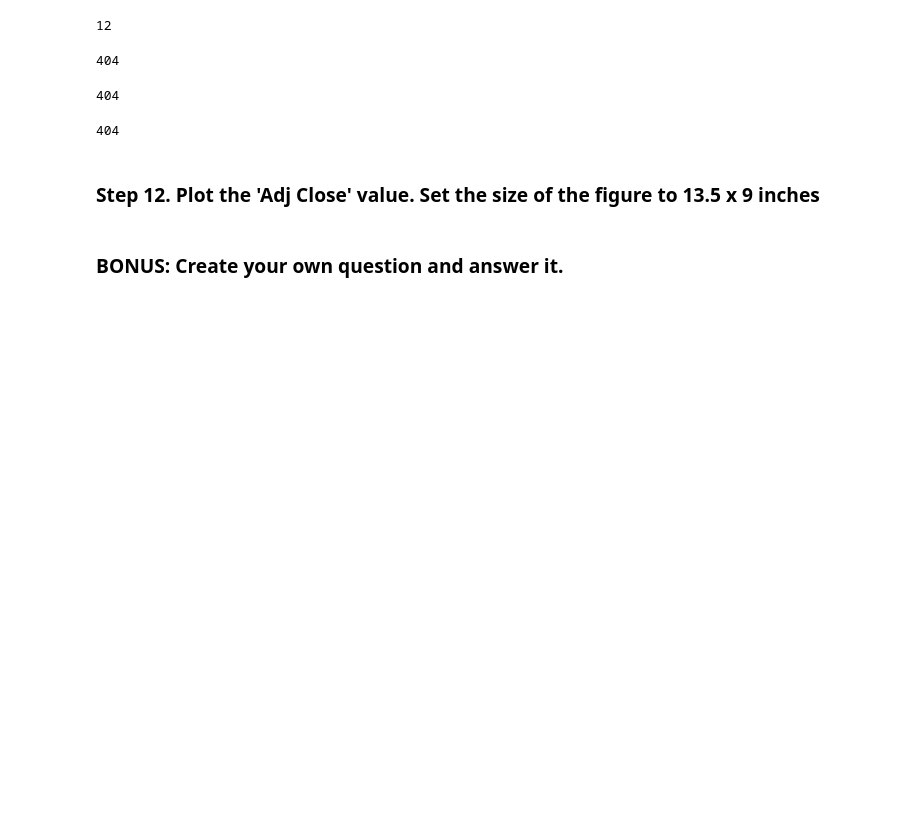
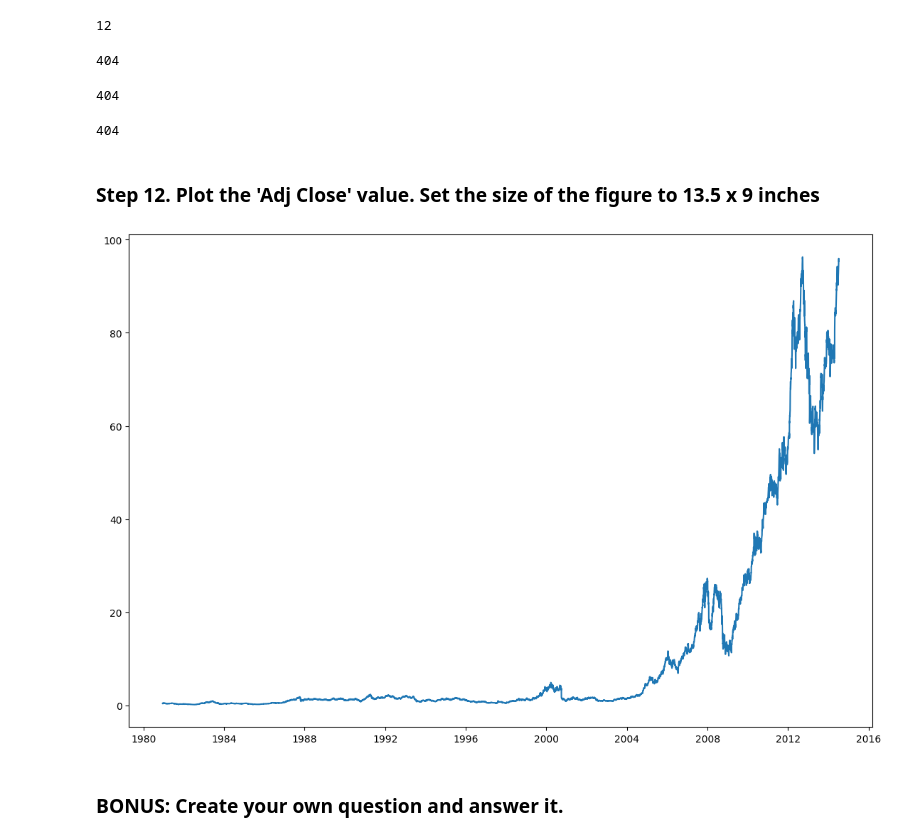
Before and after one commit to LLAES07/pyspark_exercises, a Jupyter notebook: 09_Time_Series/Apple_Stock/Exercises.ipynb, the cells around one changed output. Cells and saved outputs as stored; diff of their text form; code cells hidden in the pictures; blank space fills up the shorter version.

```diff
--- a/09_Time_Series/Apple_Stock/Exercises.ipynb
+++ b/09_Time_Series/Apple_Stock/Exercises.ipynb
@@ -343,5 +343,15 @@ len(set([(year, month) for year, month in zip(df.index.year, df.index.month)]))
 404
 # %% [markdown]
 ### Step 12. Plot the 'Adj Close' value. Set the size of the figure to 13.5 x 9 inches
+# %%
+import matplotlib.pyplot as plt
+
+
+
+plt.figure(figsize=(13.5, 9))
+plt.plot(df['Adj Close'])
+plt.show()
+# %% [output]
+[figure, added]
 # %% [markdown]
 ### BONUS: Create your own question and answer it.
```
